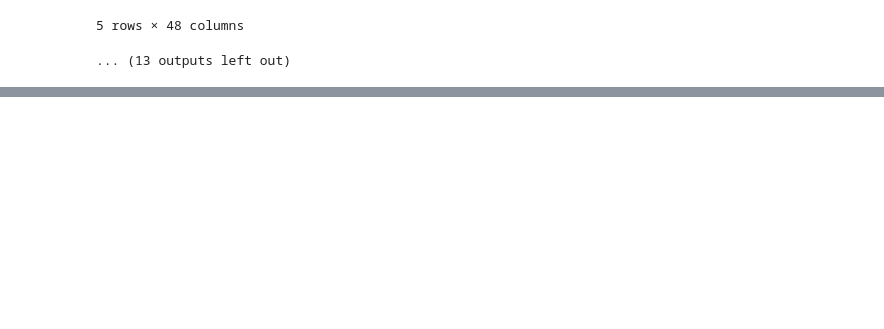
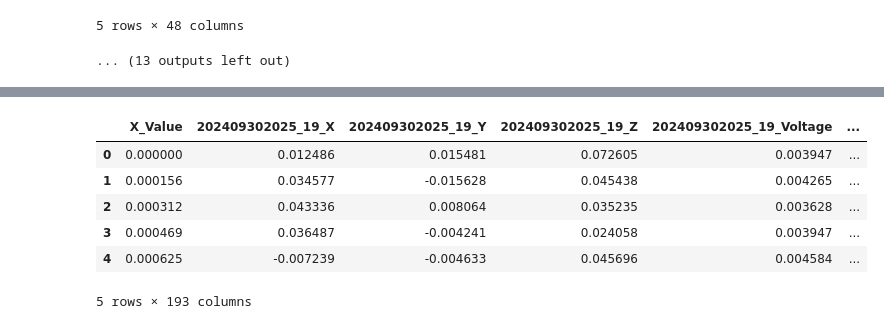
Before and after one commit to sula316/ML_MY_Project_FCUT, a Jupyter notebook: ML_MY_Project_FCUT.ipynb, the cells around one changed output, grey strips where cells are left out. Drawn from its saved outputs; the diff is of its cells as text; code cells hidden in the pictures; blank space fills up the shorter version.

```diff
--- a/ML_MY_Project_FCUT.ipynb
+++ b/ML_MY_Project_FCUT.ipynb
@@ -30,17 +32,17 @@ def get_data_header_line_index(file_path):
     for i, line in enumerate(lines):
         if '***End_of_Header***' in line:
             header_end_count += 1
-        if header_end_count == 2: # After the second '***End_of_Header***'
-            # Look for the line containing the data column names
+        if header_end_count == 2: # 在第二個 '***End_of_Header***' 之後
+            # 尋找包含資料欄位名稱的行
             if 'X_Value\tX\tY\tZ\tVoltage\tComment' in line:
                 data_header_line_index = i
                 break
-            # Handle cases where the header might be on the next line after End_of_Header
+            # 處理檔頭可能在 End_of_Header 後下一行的情況
             elif i + 1 < len(lines) and lines[i+1].startswith('X_Value\tX\tY\tZ\tVoltage\tComment'):
                  data_header_line_index = i + 1
                  break
     if data_header_line_index == -1:
-        raise ValueError("Could not find the data header line in the file.")
+        raise ValueError("在檔案中找不到資料欄位標題行。")
     return data_header_line_index
 
 data_header_0_indexed = get_data_header_line_index(file_path)
@@ -388,0 +424,65 @@ print("所有檔案檢查完畢。")
+# %%
+# --- 步驟 1: 載入並合併故障資料 ---
+print("--- 步驟 1: 載入並合併故障資料 ---")
+
+# 定義包含故障 LVM 檔案的目錄
+faulty_data_dir = '/content/drive/MyDrive/ML_MY_Project_FCUT/data/Training/faulty/'
+lvm_files_faulty = [os.path.join(faulty_data_dir, f) for f in os.listdir(faulty_data_dir) if f.endswith('.lvm')]
+
+all_processed_dfs_faulty = []
+
+print(f"在目錄中找到 {len(lvm_files_faulty)} 個故障 LVM 檔案: {faulty_data_dir}\n")
+
+for file_path in lvm_files_faulty:
+    try:
+        data_header_0_indexed = get_data_header_line_index(file_path)
+        skiprows_for_pd_read_csv = data_header_0_indexed + 1
+
+        df_temp = pd.read_csv(
+            file_path,
+            skiprows=skiprows_for_pd_read_csv,
+            sep='\t',
+            header=None
+        )
+
+        with open(file_path, 'r', encoding='utf-8') as f:
+            header_line_content = f.readlines()[data_header_0_indexed]
+        columns = [col.strip() for col in header_line_content.split('\t') if col.strip()]
+
+        if 'Comment' in columns:
+            columns.remove('Comment')
+
+        if len(df_temp.columns) == len(columns):
+            df_temp.columns = columns
+        else:
+            print(f"警告: {file_path} 中的欄位計數不匹配。預期 {len(columns)} 個欄位，但 DataFrame 有 {len(df_temp.columns)} 個。跳過此檔案。\n")
+            continue
+
+        filename_without_ext = os.path.basename(file_path).split('.')[0]
+        renamed_cols = {col: f"{filename_without_ext}_{col}" for col in columns if col != 'X_Value'}
+        df_temp = df_temp.rename(columns=renamed_cols)
+
+        all_processed_dfs_faulty.append(df_temp)
+
+    except Exception as e:
+        print(f"處理 {file_path} 時發生錯誤: {e}\n")
+
+faulty_merged_df = pd.DataFrame()
+if all_processed_dfs_faulty:
+    faulty_merged_df = all_processed_dfs_faulty[0]
+    for i in range(1, len(all_processed_dfs_faulty)):
+        faulty_merged_df = pd.merge(faulty_merged_df, all_processed_dfs_faulty[i], on='X_Value', how='outer')
+
+    faulty_merged_df = faulty_merged_df.sort_values(by='X_Value').reset_index(drop=True)
+
+    print("\n所有故障檔案處理和合併成功！")
+    print("故障合併資料 (前5行):")
+    display(faulty_merged_df.head())
+    print("\n故障合併資料形狀:")
+    print(faulty_merged_df.shape)
+else:
+    print("沒有成功處理或找到要合併的故障 DataFrames。")
+    exit("沒有故障資料要處理。")
+
+# 以下程式碼已移出此 Cell
+# %% [output]
@@ -388,0 +495,7 @@ print("所有檔案檢查完畢。")
+|  | X_Value | 202409302025_19_X | 202409302025_19_Y | 202409302025_19_Z | 202409302025_19_Voltage | ... |
+| 0 | 0.000000 | 0.012486 | 0.015481 | 0.072605 | 0.003947 | ... |
+| 1 | 0.000156 | 0.034577 | -0.015628 | 0.045438 | 0.004265 | ... |
+| 2 | 0.000312 | 0.043336 | 0.008064 | 0.035235 | 0.003628 | ... |
+| 3 | 0.000469 | 0.036487 | -0.004241 | 0.024058 | 0.003947 | ... |
+| 4 | 0.000625 | -0.007239 | -0.004633 | 0.045696 | 0.004584 | ... |
+5 rows × 193 columns
```
Also changed, not shown: parts of 30 cells of this notebook.
